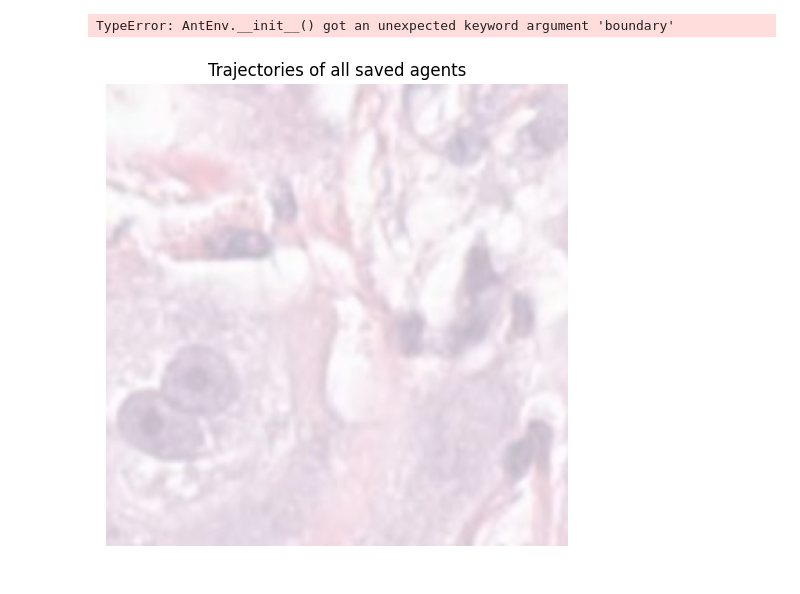
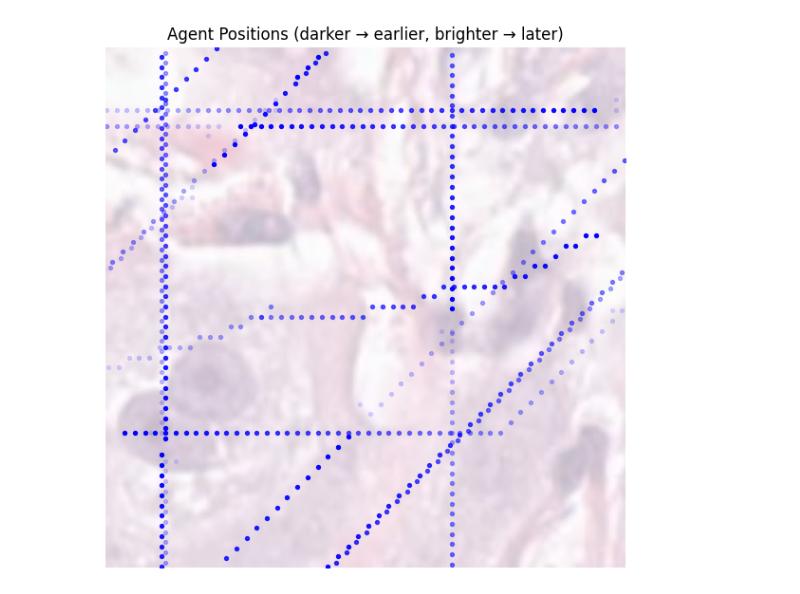
Before and after one commit to jeremayaa/AntNet, a Jupyter notebook: notebooks/04_evolutionary_learning.ipynb, the cells around one changed output. Drawn from its saved outputs; the diff is of its cells as text; code cells hidden in the pictures.

```diff
--- a/notebooks/04_evolutionary_learning.ipynb
+++ b/notebooks/04_evolutionary_learning.ipynb
@@ -146,6 +164,6 @@ finally:
 💾 Saved all 10 agent models into 'Agents/'
 # %%
-# Cell 7 — Visualize trajectories of all saved agents (no wrap‐line artifacts)
+# Cell 7 — Scatter each ant’s positions with brightness increasing over time
 
 import glob
 import matplotlib.pyplot as plt
@@ -154,58 +172,45 @@ import numpy as np
 model_paths = sorted(glob.glob('Agents/agent_*.pth'))
 
 plt.figure(figsize=(6,6))
-# show background once
 plt.imshow(img, alpha=0.3)
 plt.axis('off')
-plt.title('Trajectories of all saved agents')
+plt.title('Agent Positions (darker → earlier, brighter → later)')
 
 for mp in model_paths:
     # load model
     model = AntModel(in_channels=3, patch_size=(16,16),
                      emb_dim=128, n_actions=8, n_heads=4).to(device)
     model.load_state_dict(torch.load(mp, map_location=device))
     model.eval()
 
     # fresh torus‐wrapped env
     eval_env = AntEnv(img, mask, vf,
                       kernel_size=(16,16),
                       memory_len=100,
                       max_steps=500,
                       boundary='torus')
     obs_patch, mem = eval_env.reset()
 
     # rollout greedy for up to 500 steps
-    for _ in range(500):
+    for _ in range(50):
         pt, mem_t = pack_inputs(obs_patch, mem, device)
         with torch.no_grad():
             logits = model(pt, mem_t)
         action = int(logits.argmax(dim=-1).item())
         (obs_patch, mem), _, done, _ = eval_env.step(action)
         if done:
             break
 
     traj = np.array(eval_env.trajectory)  # shape (T,2)
+    T = len(traj)
     xs, ys = traj[:,0], traj[:,1]
 
-    # split into continuous segments wherever a wrap‐jump occurred
-    segments = []
-    cur_x, cur_y = [xs[0]], [ys[0]]
-    for (x0,y0), (x1,y1) in zip(traj[:-1], traj[1:]):
-        if abs(x1 - x0) > 1 or abs(y1 - y0) > 1:
-            # a wrap‐jump: finish current segment
-            segments.append((cur_x, cur_y))
-            cur_x, cur_y = [x1], [y1]
-        else:
-            cur_x.append(x1)
-            cur_y.append(y1)
-    segments.append((cur_x, cur_y))
-
-    # plot each segment in the same color
-    for sx, sy in segments:
-        plt.plot(sx, sy, linewidth=1, alpha=0.7, color='blue')
+    # scatter with alpha increasing from 0.1 → 1.0
+    for t, (x, y) in enumerate(zip(xs, ys)):
+        alpha = 0.1 + 0.9 * (t / (T - 1))
+        plt.scatter(x, y, s=8, color='blue', alpha=alpha)
 
 plt.tight_layout()
 plt.show()
 # %% [output]
-TypeError: AntEnv.__init__() got an unexpected keyword argument 'boundary'
-[figure, old version]
+[figure, new version]
```
Also changed, not shown: parts of 2 cells of this notebook, 28 other files.
